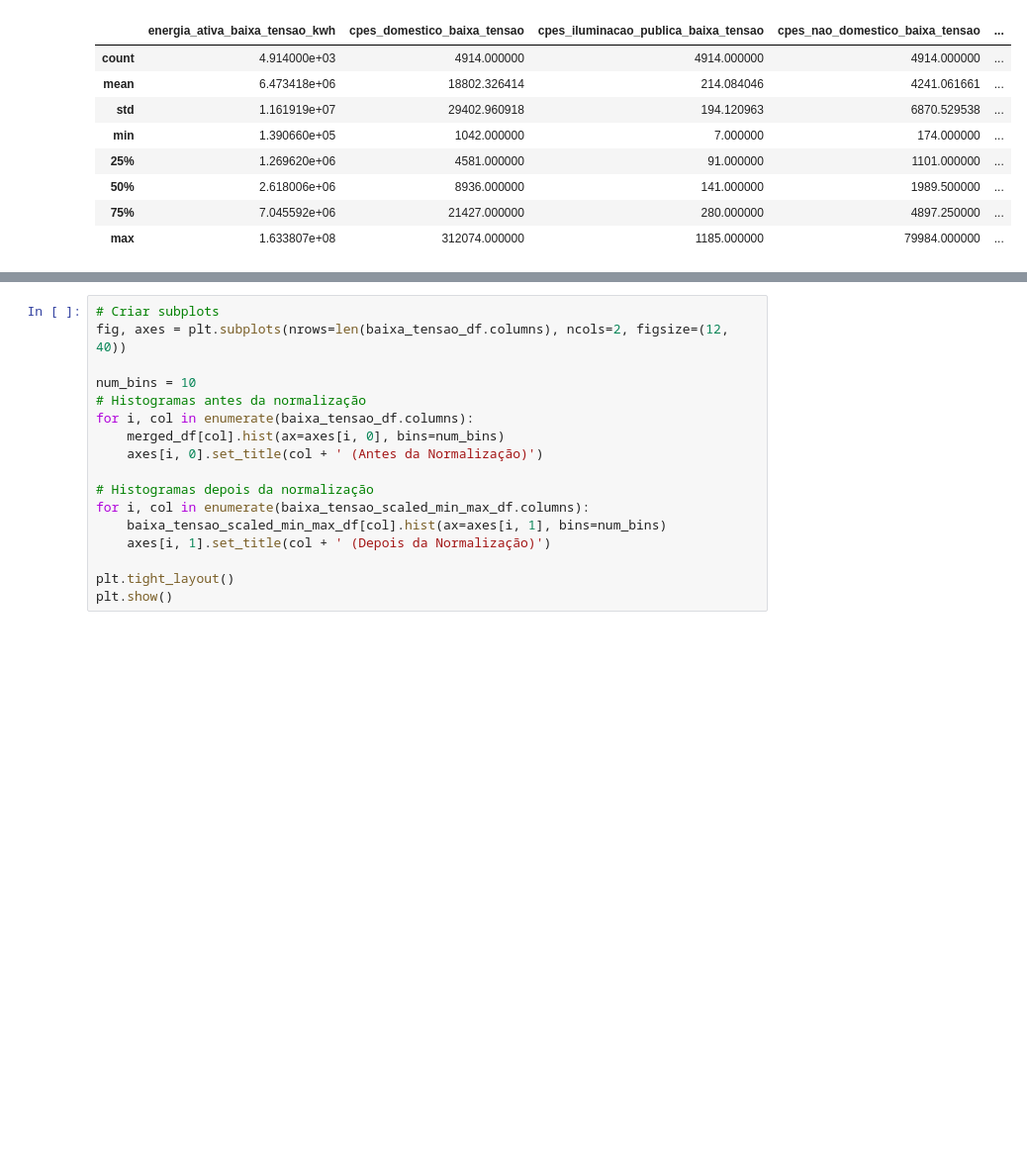
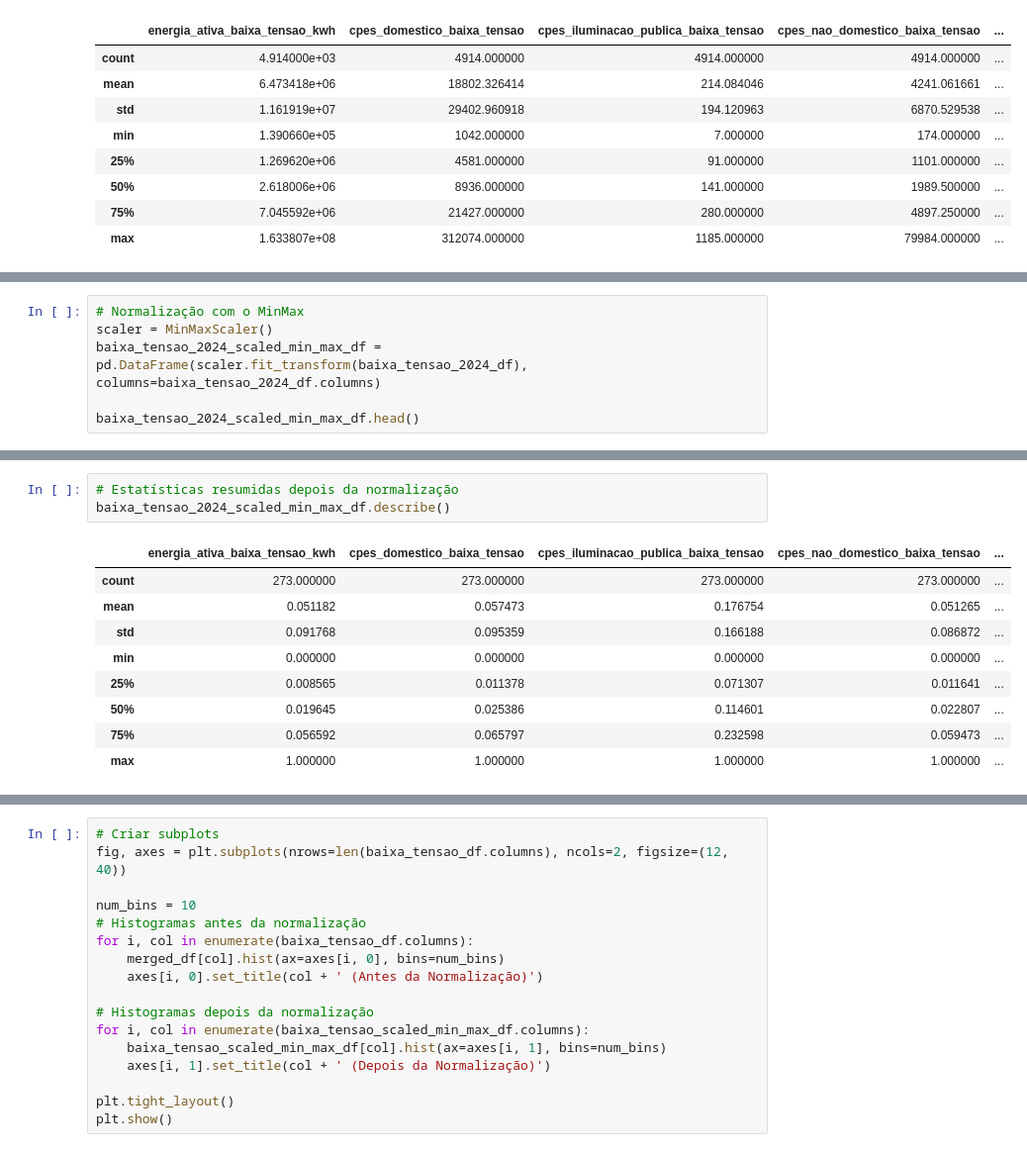
Before and after one commit to kreativermario/Projeto-DECD, a Jupyter notebook: notebooks/data_preparation_numeric.ipynb, the cells around one changed output, grey strips where cells are left out. Shown at 99% size. Drawn from its saved outputs; the diff is of its cells as text; blank space fills up the shorter version.

```diff
--- a/notebooks/data_preparation_numeric.ipynb
+++ b/notebooks/data_preparation_numeric.ipynb
@@ -498,0 +560,6 @@ baixa_tensao_scaled_min_max_df.describe()
+# %%
+# Normalização com o MinMax
+scaler = MinMaxScaler()
+baixa_tensao_2024_scaled_min_max_df = pd.DataFrame(scaler.fit_transform(baixa_tensao_2024_df), columns=baixa_tensao_2024_df.columns)
+
+baixa_tensao_2024_scaled_min_max_df.head()
@@ -498,0 +586,13 @@ baixa_tensao_scaled_min_max_df.describe()
+# %%
+# Estatísticas resumidas depois da normalização
+baixa_tensao_2024_scaled_min_max_df.describe()
+# %% [output]
+|  | energia_ativa_baixa_tensao_kwh | cpes_domestico_baixa_tensao | cpes_iluminacao_publica_baixa_tensao | cpes_nao_domestico_baixa_tensao | ... |
+| count | 273.000000 | 273.000000 | 273.000000 | 273.000000 | ... |
+| mean | 0.051182 | 0.057473 | 0.176754 | 0.051265 | ... |
+| std | 0.091768 | 0.095359 | 0.166188 | 0.086872 | ... |
+| min | 0.000000 | 0.000000 | 0.000000 | 0.000000 | ... |
+| 25% | 0.008565 | 0.011378 | 0.071307 | 0.011641 | ... |
+| 50% | 0.019645 | 0.025386 | 0.114601 | 0.022807 | ... |
+| 75% | 0.056592 | 0.065797 | 0.232598 | 0.059473 | ... |
+| max | 1.000000 | 1.000000 | 1.000000 | 1.000000 | ... |
```
Also changed, not shown: parts of 62 cells of this notebook, 1 other file.
